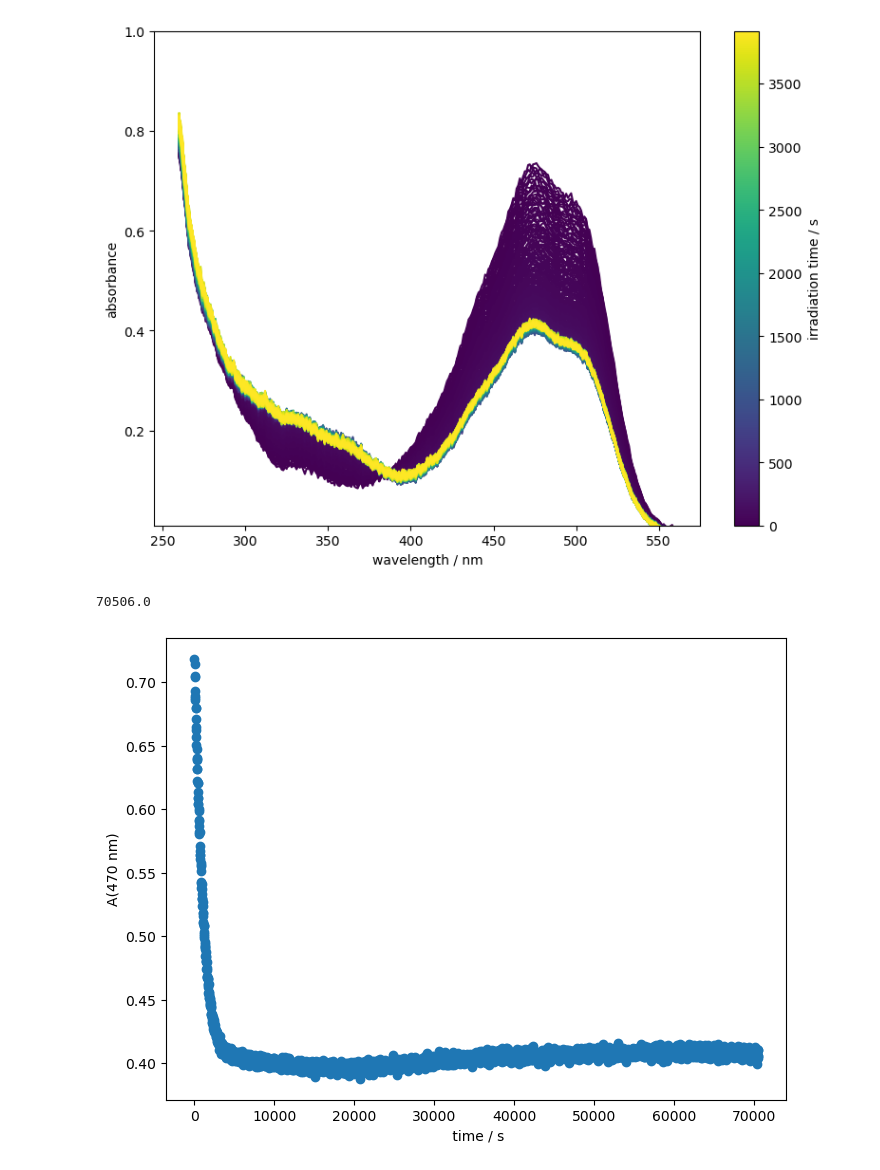
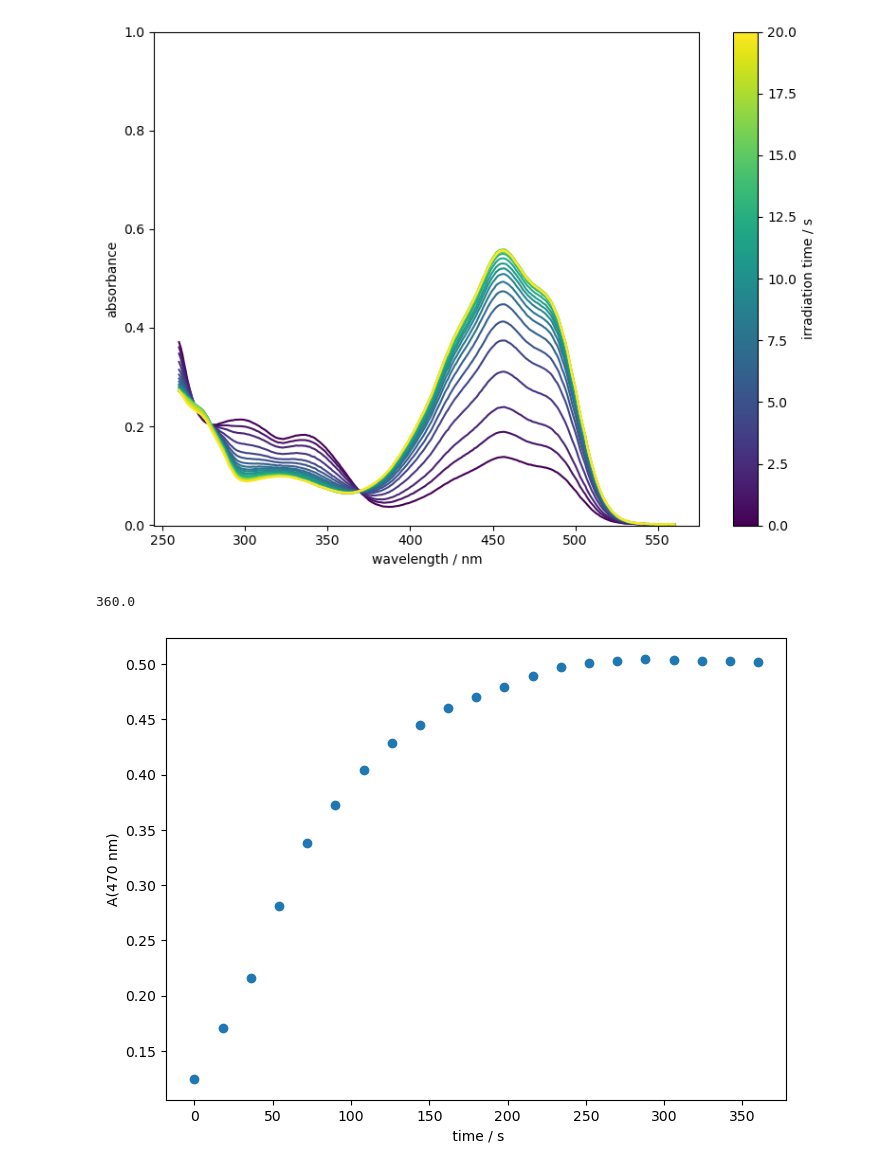
Before and after one commit to ChristianMetzen/QYDS_Quantum_Yield_Calculator, a Jupyter notebook: 00_plot_initial_spectra.ipynb, the cells around one changed output. Drawn from its saved outputs; the diff is of its cells as text; code cells hidden in the pictures.

```diff
--- a/00_plot_initial_spectra.ipynb
+++ b/00_plot_initial_spectra.ipynb
@@ -78,15 +78,15 @@ def plot_spectra(df_UV_Vis=None, palette='viridis',
     plt.tight_layout()
     plt.show()
 # %%
-file = r"E:\02_Analyzed\04_Students\06_Jonas\01_UV_Vis\260413_NST20_dioxane\260413_NST20_dioxane_470nm.csv"
+file = r"E:\02_Analyzed\04_Students\06_Jonas\01_UV_Vis\QY_test\260423_NST19_dioxane_19uM_305nm_no_filter.csv"
 df = read_in_UV_Vis_csv(file=file)
 df_masked = df.iloc[:,  :]
 # %%
 plot_spectra(df_masked,
-             ymin=0.01,
+             ymin=-0.001,
              ymax=1)
 # %% [output]
-[figure, old version]
+[figure, new version]
 # %%
 target_wl = 470
 time_steps = 0.3 # min
@@ -107,5 +107,5 @@ plt.ylabel(f'A({target_wl} nm)')
 plt.scatter(times, df.iloc[wl_index_series,1:])
 plt.show()
 # %% [output]
-70506.0
+360.0
-[figure, old version]
+[figure, new version]
```
Also changed, not shown: 3 other files.
